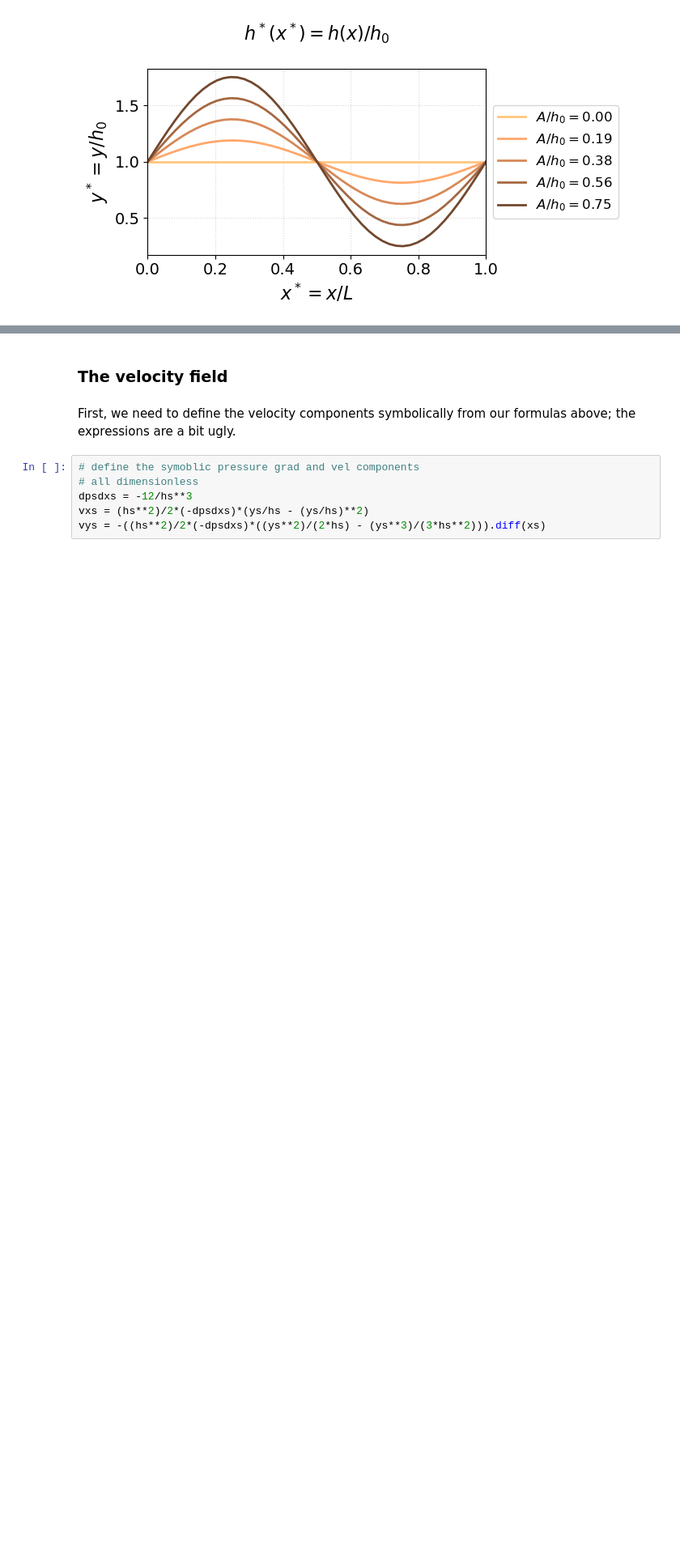
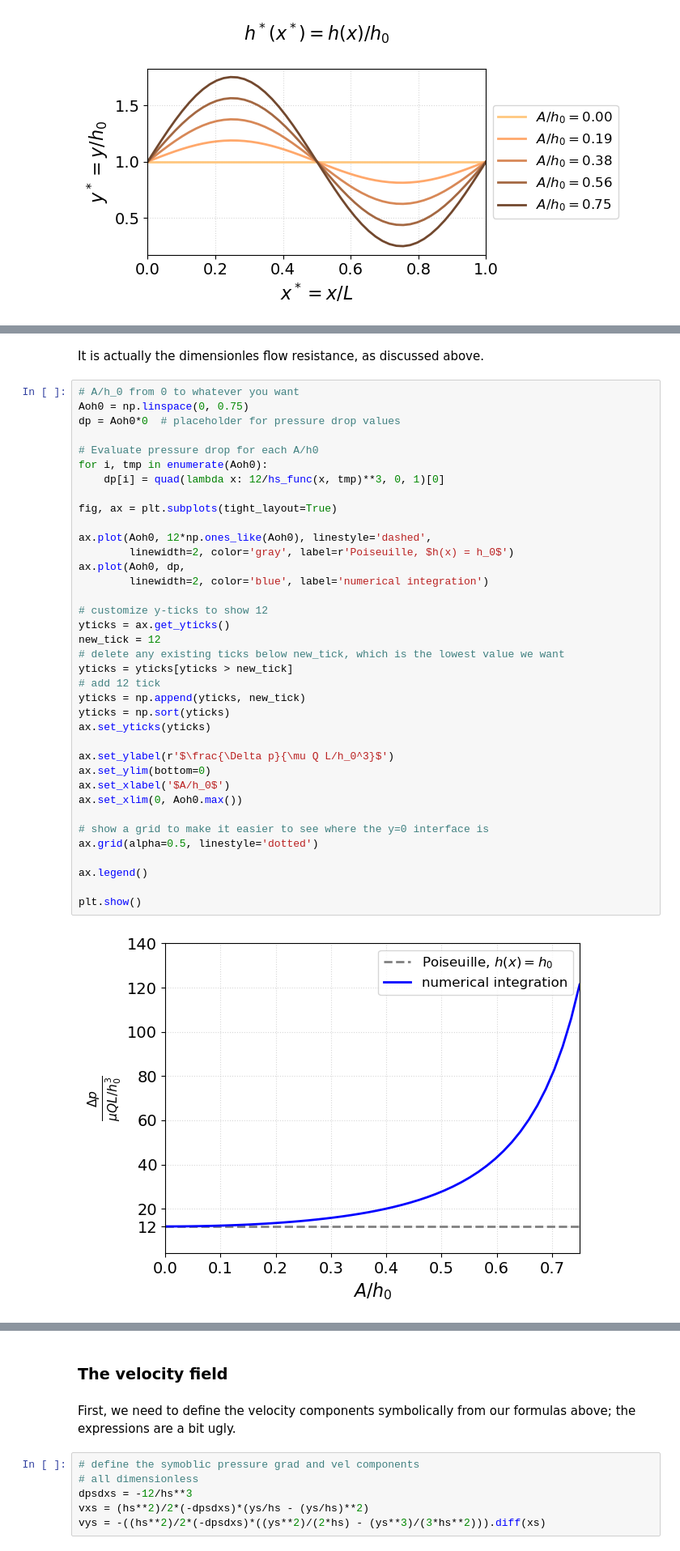
Before and after one commit to ichristov/intermediate-fluid-mechanics, a Jupyter notebook: wavy_channel.ipynb, the cells around one changed output, grey strips where cells are left out. Shown at 81% size. Cells and saved outputs as stored; diff of their text form; blank space fills up the shorter version.

```diff
--- a/wavy_channel.ipynb
+++ b/wavy_channel.ipynb
@@ -221,0 +224,41 @@ plt.show()
+# %% [markdown]
+It is actually the dimensionles flow resistance, as discussed above.
+# %%
+# A/h_0 from 0 to whatever you want
+Aoh0 = np.linspace(0, 0.75)
+dp = Aoh0*0  # placeholder for pressure drop values
+
+# Evaluate pressure drop for each A/h0
+for i, tmp in enumerate(Aoh0):
+    dp[i] = quad(lambda x: 12/hs_func(x, tmp)**3, 0, 1)[0]
+
+fig, ax = plt.subplots(tight_layout=True)
+
+ax.plot(Aoh0, 12*np.ones_like(Aoh0), linestyle='dashed',
+        linewidth=2, color='gray', label=r'Poiseuille, $h(x) = h_0$')
+ax.plot(Aoh0, dp,
+        linewidth=2, color='blue', label='numerical integration')
+
+# customize y-ticks to show 12
+yticks = ax.get_yticks()
+new_tick = 12
+# delete any existing ticks below new_tick, which is the lowest value we want
+yticks = yticks[yticks > new_tick]
+# add 12 tick
+yticks = np.append(yticks, new_tick)
+yticks = np.sort(yticks)
+ax.set_yticks(yticks)
+
+ax.set_ylabel(r'$\frac{\Delta p}{\mu Q L/h_0^3}$')
+ax.set_ylim(bottom=0)
+ax.set_xlabel('$A/h_0$')
+ax.set_xlim(0, Aoh0.max())
+
+# show a grid to make it easier to see where the y=0 interface is
+ax.grid(alpha=0.5, linestyle='dotted')
+
+ax.legend()
+
+plt.show()
+# %% [output]
+[figure, added]
```
Also changed, not shown: parts of 16 cells of this notebook.
